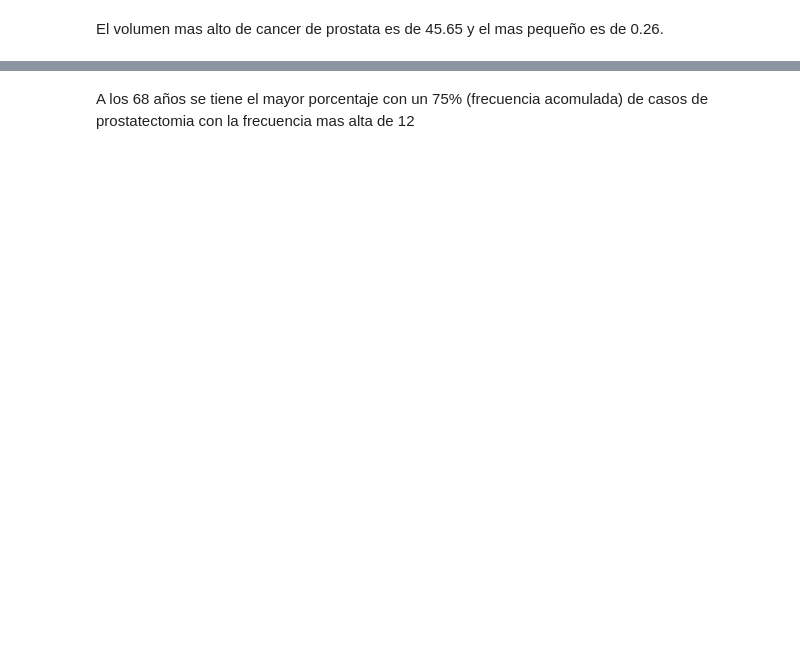
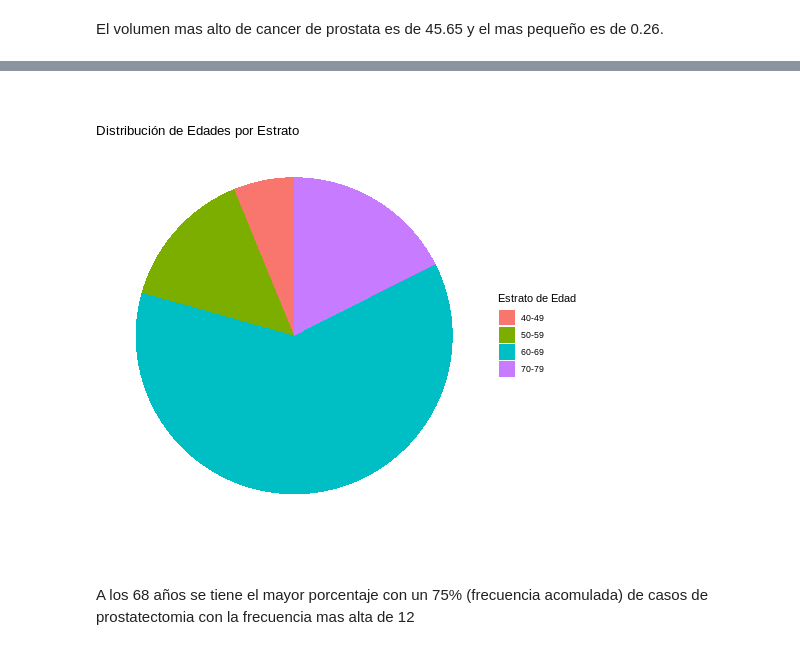
Before and after one commit to jhonataneduardoroagonzalez-debug/Proyectos_Python, a Jupyter notebook: Estadística_Descriptiva_jr.ipynb, the cells around one changed output, grey strips where cells are left out. Cells and saved outputs as stored; diff of their text form; code cells hidden in the pictures; blank space fills up the shorter version.

```diff
--- a/Estadística_Descriptiva_jr.ipynb
+++ b/Estadística_Descriptiva_jr.ipynb
@@ -153,3 +175,25 @@ ggplot(age, aes(x = "", fill = factor(estrato))) +
+# %%
+%%R -i df_prostata
+library(ggplot2)
+
+# Create 'estrato' (age groups) within R from df_prostata$age
+# Define bins and labels suitable for the age range (41-79)
+bins <- c(40, 50, 60, 70, 80)
+labels <- c('40-49', '50-59', '60-69', '70-79')
+df_prostata$estrato <- cut(df_prostata$age, breaks = bins, labels = labels, right = FALSE)
+
+# Calculate counts for each 'estrato'
+estrato_counts <- as.data.frame(table(df_prostata$estrato))
+colnames(estrato_counts) <- c("estrato", "count")
+
+# Plot the pie chart using the 'estrato_counts'
+ggplot(estrato_counts, aes(x = "", y = count, fill = factor(estrato))) +
+  geom_bar(width = 1, stat = "identity") +
+  coord_polar("y", start = 0) +
+  labs(fill = "Estrato de Edad", title = "Distribución de Edades por Estrato") +
+  theme_void()
+# %% [output]
+[figure, added]
 # %% [markdown]
 A los 68 años se tiene el mayor porcentaje con un 75% (frecuencia acomulada) de casos de prostatectomia con la frecuencia mas alta de 12
 # %%
```
Also changed, not shown: parts of 17 cells of this notebook.
